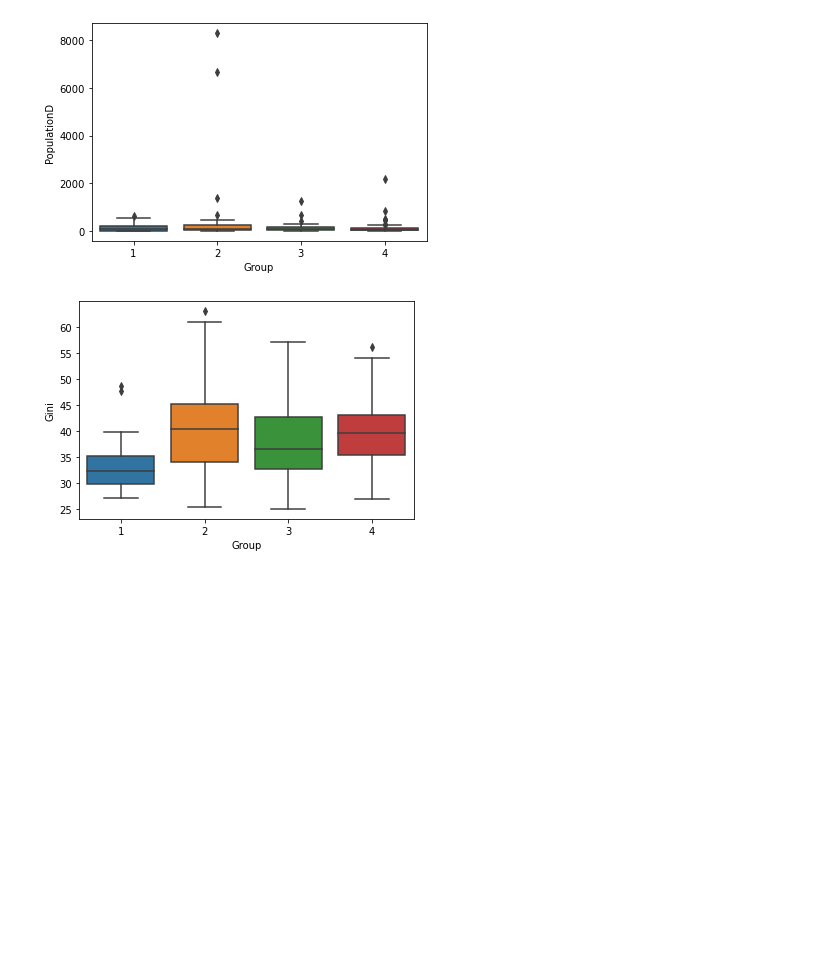
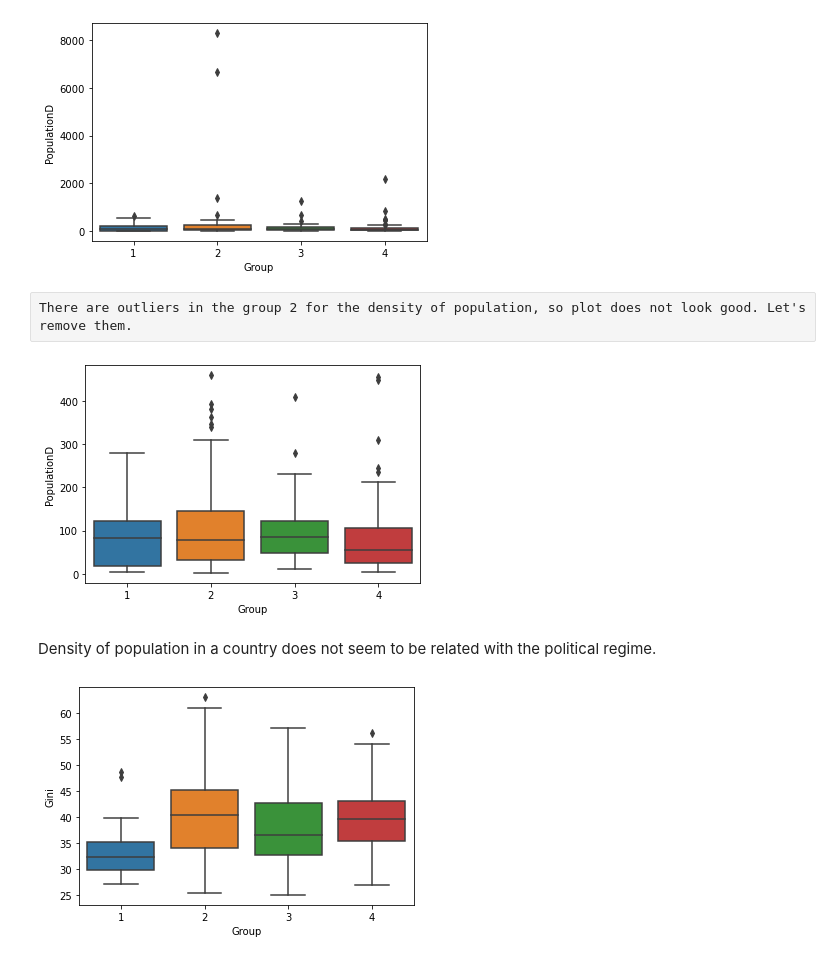
Before and after one commit to vgarnerone/Democracy, a Jupyter notebook: Multiregression and boxplot.ipynb, the cells around one changed output. Drawn from its saved outputs; the diff is of its cells as text; code cells hidden in the pictures; blank space fills up the shorter version.

```diff
--- a/Multiregression and boxplot.ipynb
+++ b/Multiregression and boxplot.ipynb
@@ -180,6 +185,16 @@ box = sns.boxplot(x='Group', y='Expectancy', data=DF)
 box = sns.boxplot(x='Group', y='PopulationD', data=DF)
 # %% [output]
 [figure]
+# %% [raw]
+There are outliers in the group 2 for the density of population, so plot does not look good. Let's remove them.
+# %%
+df_filtered = DF.copy()
+df_filtered= df_filtered.loc[df_filtered['PopulationD']<df_filtered['PopulationD'].quantile(0.925)]
+box = sns.boxplot(x='Group', y='PopulationD', data=df_filtered)
+# %% [output]
+[figure, added]
+# %% [markdown]
+Density of population in a country does not seem to be related with the political regime.
 # %%
 box = sns.boxplot(x='Group', y='Gini', data=DF)
 # %% [output]
```
Also changed, not shown: parts of 8 cells of this notebook.
